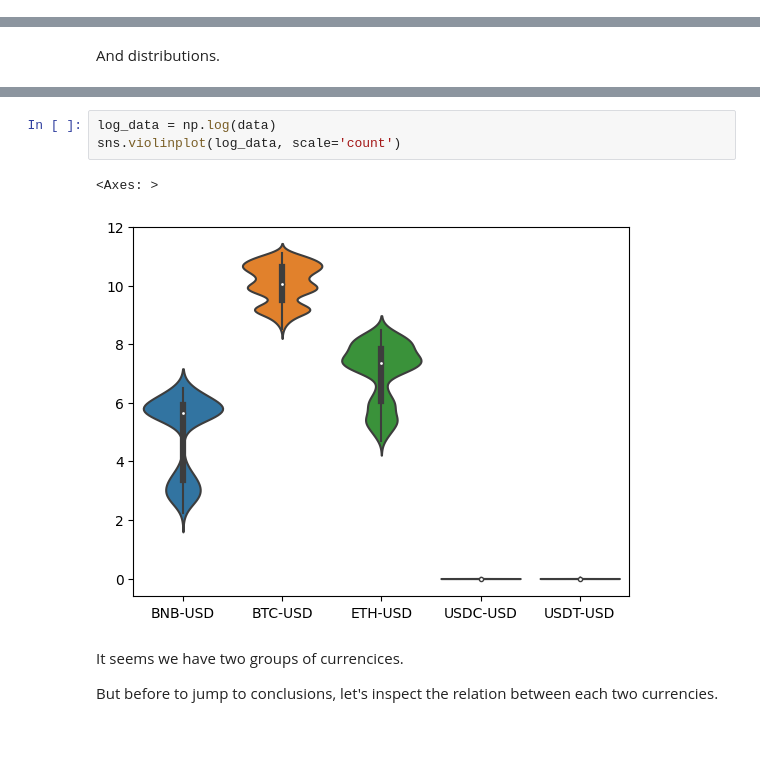
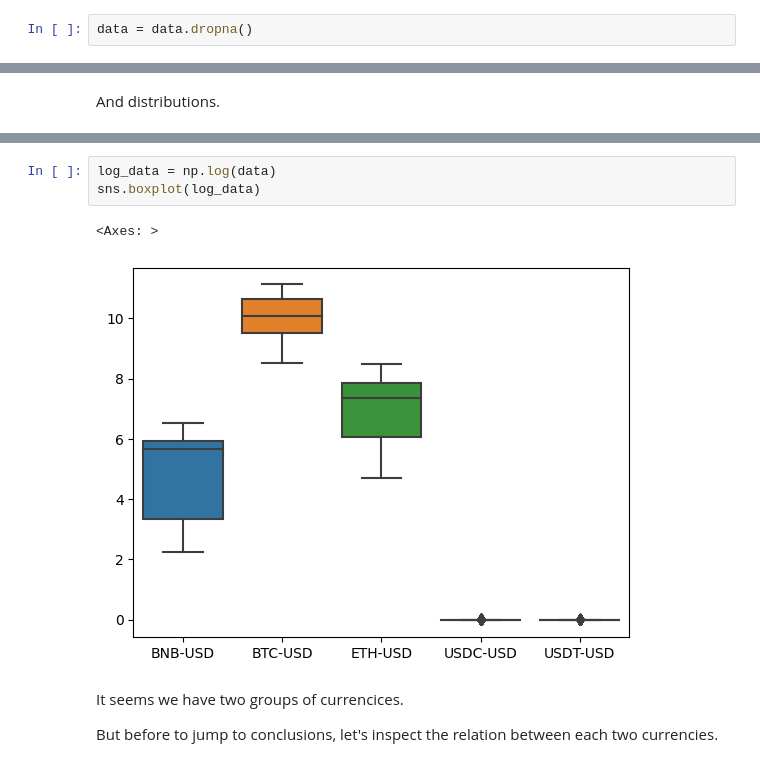
Before and after one commit to mzaoualim/cryptocurrency_portfolio_optimization_app, a Jupyter notebook: crypto_portfolio_optimization.ipynb, the cells around one changed output, grey strips where cells are left out. Cells and saved outputs as stored; diff of their text form; blank space fills up the shorter version.

```diff
--- a/crypto_portfolio_optimization.ipynb
+++ b/crypto_portfolio_optimization.ipynb
@@ -103,3 +100,5 @@ ETH-USD     float64
 USDC-USD    float64
 USDT-USD    float64
 dtype: object
+# %%
+data = data.dropna()
@@ -134,9 +142,9 @@ sns.violinplot(data, scale='count')
 # %%
 log_data = np.log(data)
-sns.violinplot(log_data, scale='count')
+sns.boxplot(log_data)
 # %% [output]
 <Axes: >
-[figure, old version]
+[figure, new version]
 # %% [markdown]
 It seems we have two groups of currencices.
 
```
Also changed, not shown: parts of 33 cells of this notebook.
